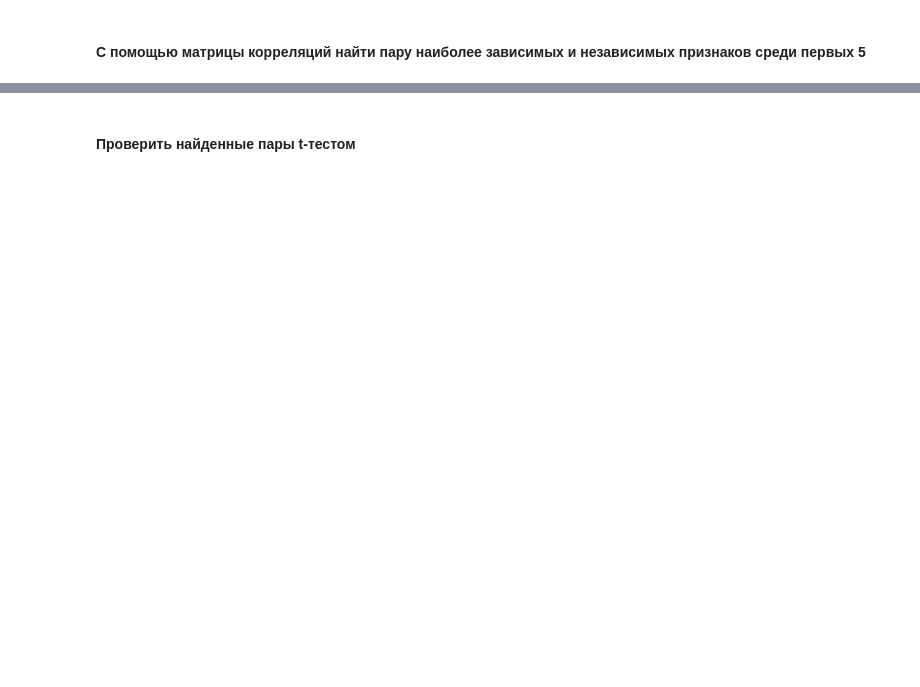
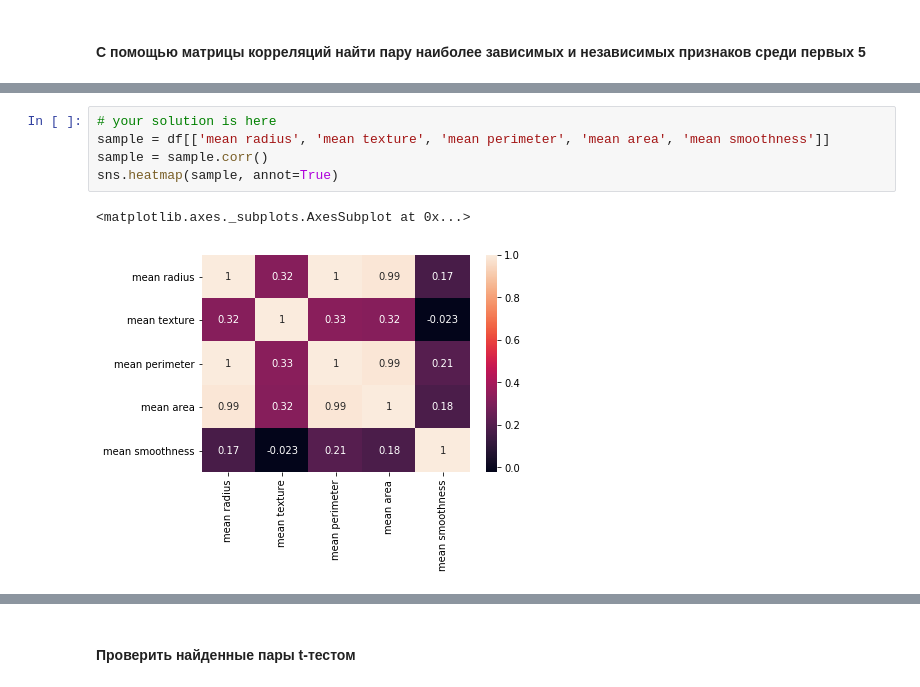
Before and after one commit to pastashkin/netology_python, a Jupyter notebook: homeworks/hw10(2).ipynb, the cells around one changed output, grey strips where cells are left out. Saved outputs shown, nothing was run; the diff lists cells and outputs as text; blank space fills up the shorter version.

```diff
--- a/homeworks/hw10(2).ipynb
+++ b/homeworks/hw10(2).ipynb
@@ -95,0 +111,8 @@ df.describe()
+# %%
+# your solution is here
+sample = df[['mean radius', 'mean texture', 'mean perimeter', 'mean area', 'mean smoothness']]
+sample = sample.corr()
+sns.heatmap(sample, annot=True)
+# %% [output]
+<matplotlib.axes._subplots.AxesSubplot at 0x...>
+[figure, added]
```
Also changed, not shown: parts of 22 cells of this notebook, 1 other file.
